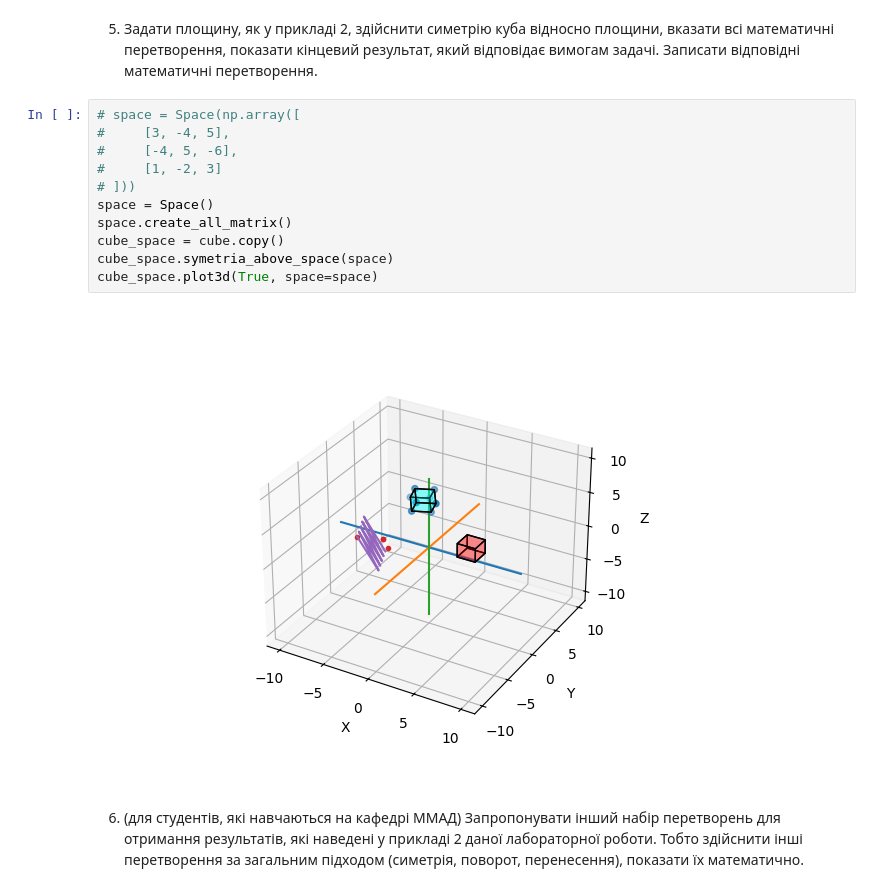
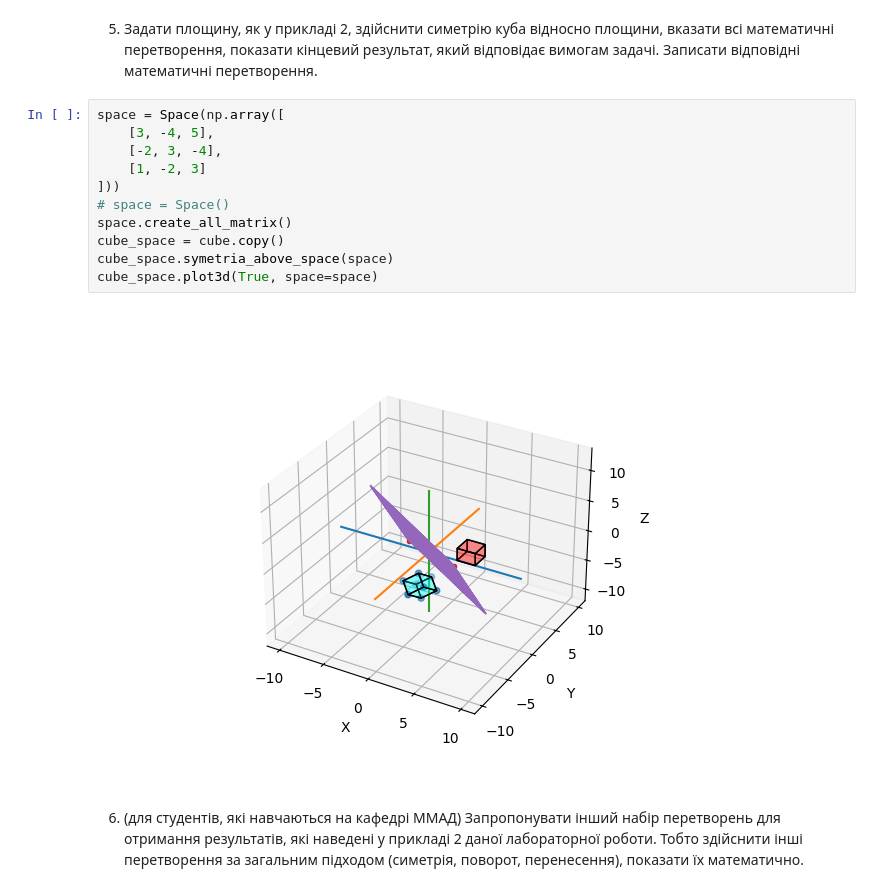
Before and after one commit to KlymentievMaksym/CompGraph, a Jupyter notebook: Lab2.ipynb, the cells around one changed output. Cells and saved outputs as stored; diff of their text form.

```diff
--- a/Lab2.ipynb
+++ b/Lab2.ipynb
@@ -479,18 +524,18 @@ cube_rotate.plot3d(True, line)
 # %% [markdown]
 5. Задати площину, як у прикладі 2, здійснити симетрію куба відносно площини, вказати всі математичні перетворення, показати кінцевий результат, який відповідає вимогам задачі. Записати відповідні математичні перетворення.
 # %%
-# space = Space(np.array([
-#     [3, -4, 5],
-#     [-4, 5, -6],
-#     [1, -2, 3]
-# ]))
-space = Space()
+space = Space(np.array([
+    [3, -4, 5],
+    [-2, 3, -4],
+    [1, -2, 3]
+]))
+# space = Space()
 space.create_all_matrix()
 cube_space = cube.copy()
 cube_space.symetria_above_space(space)
 cube_space.plot3d(True, space=space)
 # %% [output]
-[figure, old version]
+[figure, new version]
 # %% [markdown]
 6. (для студентів, які навчаються на кафедрі ММАД) Запропонувати інший набір перетворень для отримання результатів, які наведені у прикладі 2 даної лабораторної роботи. Тобто здійснити інші перетворення за загальним підходом (симетрія, поворот, перенесення), показати їх математично.
 # %%
```
Also changed, not shown: parts of 5 cells of this notebook.
